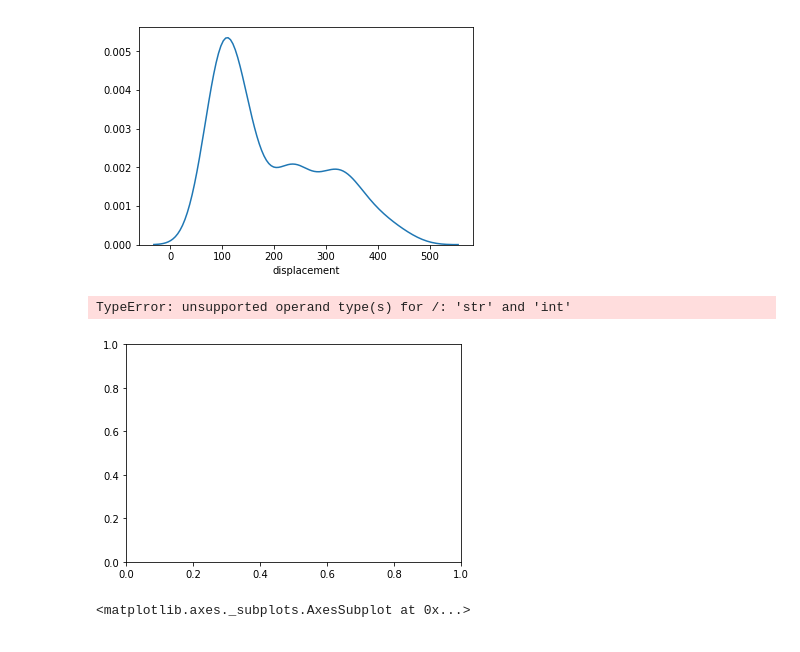
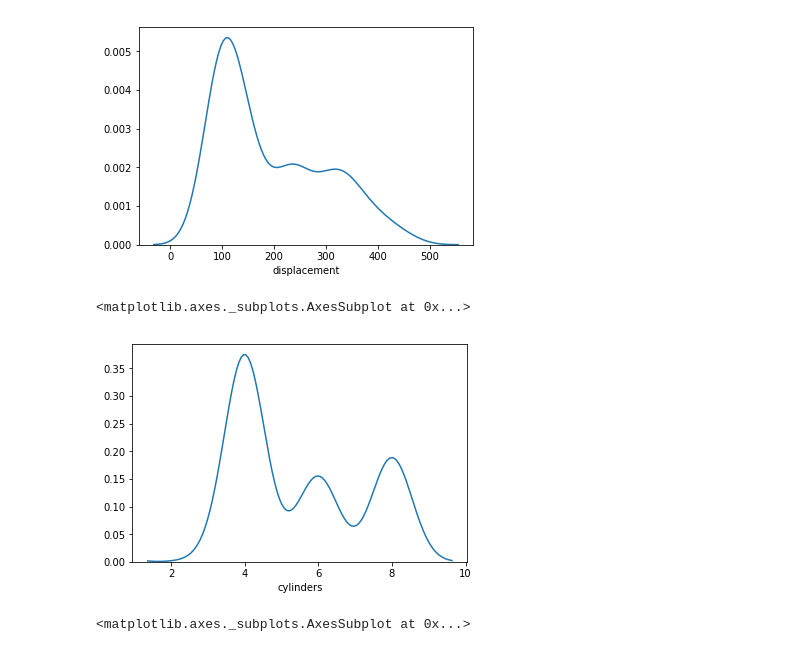
Before and after one commit to ronmoore3/eecs738projects-Machine-Learning, a Jupyter notebook: Probably_Interesting_Data/notebooks/Auto_MPG_1D_GMM.ipynb, the cells around one changed output. Drawn from its saved outputs; the diff is of its cells as text; code cells hidden in the pictures.

```diff
--- a/Probably_Interesting_Data/notebooks/Auto_MPG_1D_GMM.ipynb
+++ b/Probably_Interesting_Data/notebooks/Auto_MPG_1D_GMM.ipynb
@@ -23,8 +23,9 @@ df.head()
 ### Look at the distribution of points for various features. Drop all 'na' values
 # %%
 displacement = df['displacement']
-pd.to_numeric(df['horsepower'], errors='ignore')
-horsepower = df['horsepower']
+# pd.to_numeric(df['horsepower'], errors='ignore')
+# horsepower = df['horsepower']
+cylinders= df['cylinders']
 weight = df['weight']
 model_year = df['model year']
 # %%
@@ -33,10 +34,10 @@ sns.distplot(displacement, hist=False)
 <matplotlib.axes._subplots.AxesSubplot at 0x...>
 [figure]
 # %%
-sns.distplot(horsepower, hist=False)
+sns.distplot(cylinders, hist=False)
 # %% [output]
-TypeError: unsupported operand type(s) for /: 'str' and 'int'
+<matplotlib.axes._subplots.AxesSubplot at 0x...>
-[figure, old version]
+[figure, new version]
 # %%
 sns.distplot(weight, hist=False)
 # %% [output]
```
Also changed, not shown: parts of 6 cells of this notebook.
